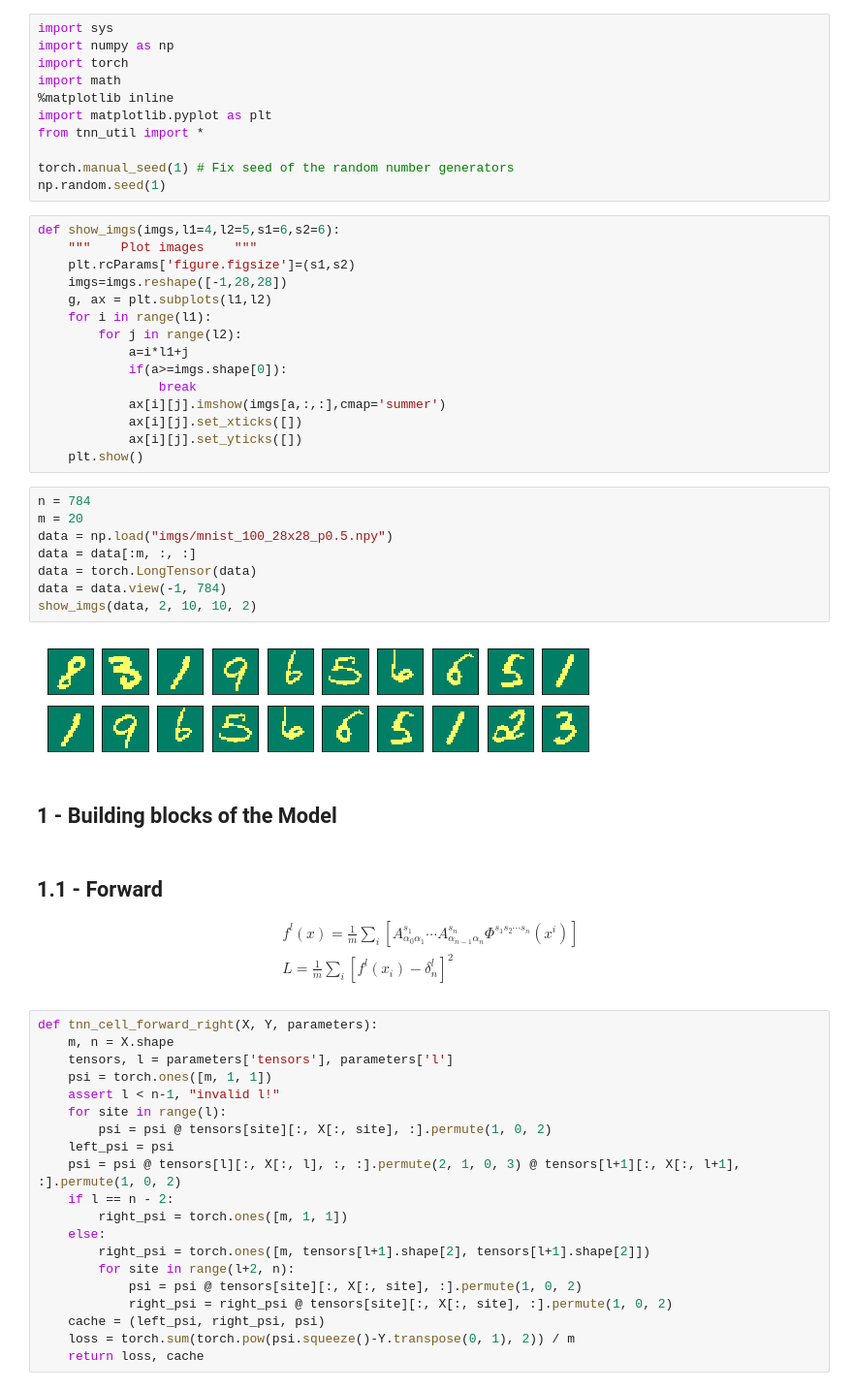
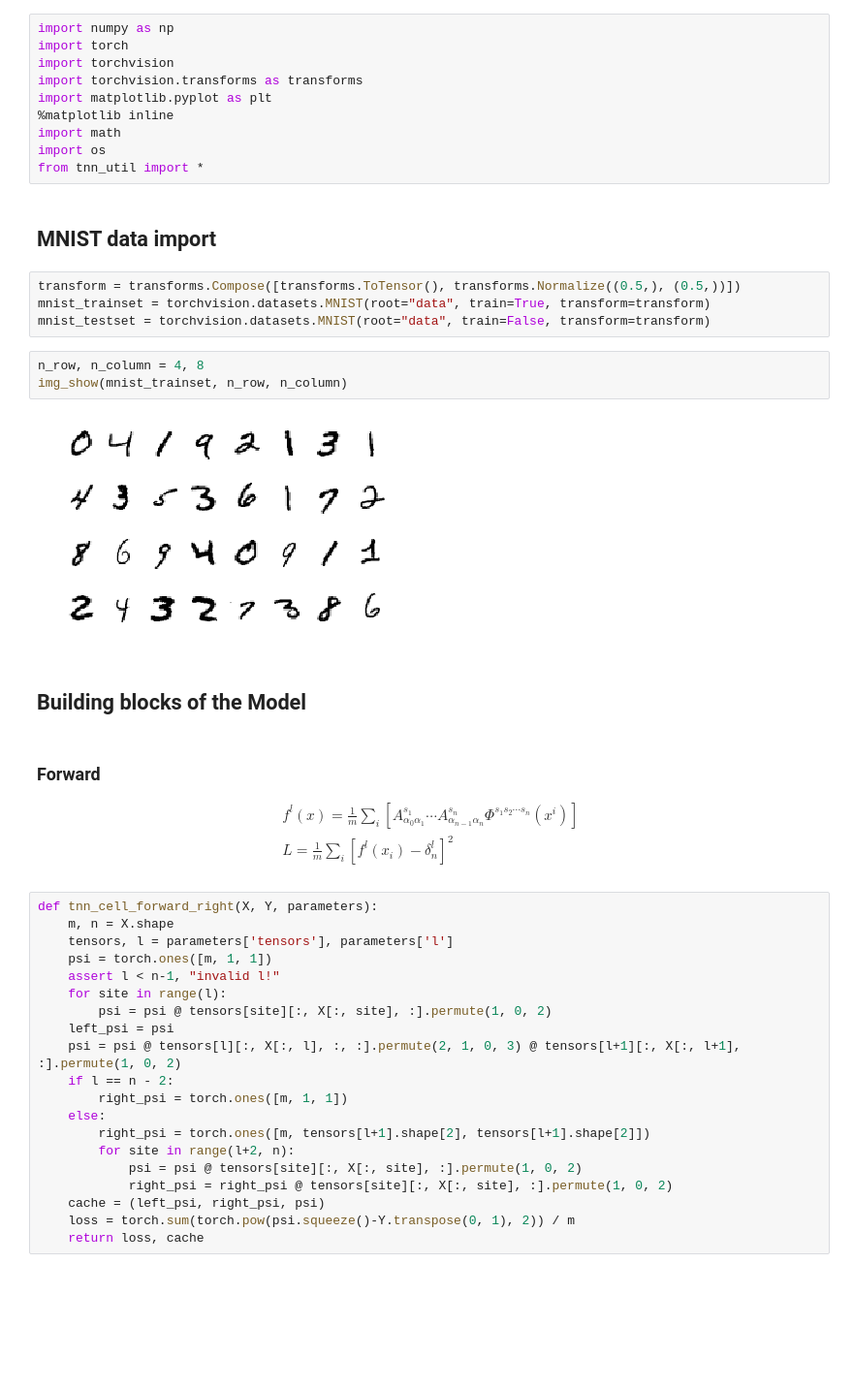
Before and after one commit to karlschwarz/summer_2019, a Jupyter notebook: TNN_supervised_torch.ipynb, the cells around one changed output. Shown at 97% size. Cells and saved outputs as stored; diff of their text form; blank space fills up the shorter version.

Commit message:
MNIST data import module finished

```diff
--- a/TNN_supervised_torch.ipynb
+++ b/TNN_supervised_torch.ipynb
@@ -1,43 +1,28 @@
 # %%
-import sys
 import numpy as np
 import torch
+import torchvision
+import torchvision.transforms as transforms
+import matplotlib.pyplot as plt
+%matplotlib inline
 import math
-%matplotlib inline
-import matplotlib.pyplot as plt
+import os
 from tnn_util import *
-
-torch.manual_seed(1) # Fix seed of the random number generators
-np.random.seed(1)
-# %%
-def show_imgs(imgs,l1=4,l2=5,s1=6,s2=6):
-    """    Plot images    """
-    plt.rcParams['figure.figsize']=(s1,s2)
-    imgs=imgs.reshape([-1,28,28])
-    g, ax = plt.subplots(l1,l2)
-    for i in range(l1):
-        for j in range(l2):
-            a=i*l1+j
-            if(a>=imgs.shape[0]):
-                break
-            ax[i][j].imshow(imgs[a,:,:],cmap='summer')
-            ax[i][j].set_xticks([])
-            ax[i][j].set_yticks([])
-    plt.show()
-# %%
-n = 784
-m = 20
-data = np.load("imgs/mnist_100_28x28_p0.5.npy")
-data = data[:m, :, :]
-data = torch.LongTensor(data)
-data = data.view(-1, 784)
-show_imgs(data, 2, 10, 10, 2)
-# %% [output]
-[figure, removed]
+# %% [markdown]
+## MNIST data import
+# %%
+transform = transforms.Compose([transforms.ToTensor(), transforms.Normalize((0.5,), (0.5,))])
+mnist_trainset = torchvision.datasets.MNIST(root="data", train=True, transform=transform)
+mnist_testset = torchvision.datasets.MNIST(root="data", train=False, transform=transform)
+# %%
+n_row, n_column = 4, 8
+img_show(mnist_trainset, n_row, n_column)
+# %% [output]
+[figure, added]
 # %% [markdown]
-## 1 - Building blocks of the Model
+## Building blocks of the Model
 # %% [markdown]
-## 1.1 - Forward
+### Forward
 \begin{align*}
 &f^{l}(x) = \frac{1}{m}\sum_{i}{[A^{s_{1}}_{\alpha_{0}\alpha_{1}}\cdots A^{s_{n}}_{\alpha_{n-1}\alpha_{n}}\Phi^{s_{1}s_{2}\cdots s_{n}}(x^{i})]}\\
 &L = \frac{1}{m}\sum_{i}{[f^{l}(x_{i}) - \delta^{l}_{n}]^{2}}
```
Also changed, not shown: parts of 1 cell of this notebook, 1 other file.
